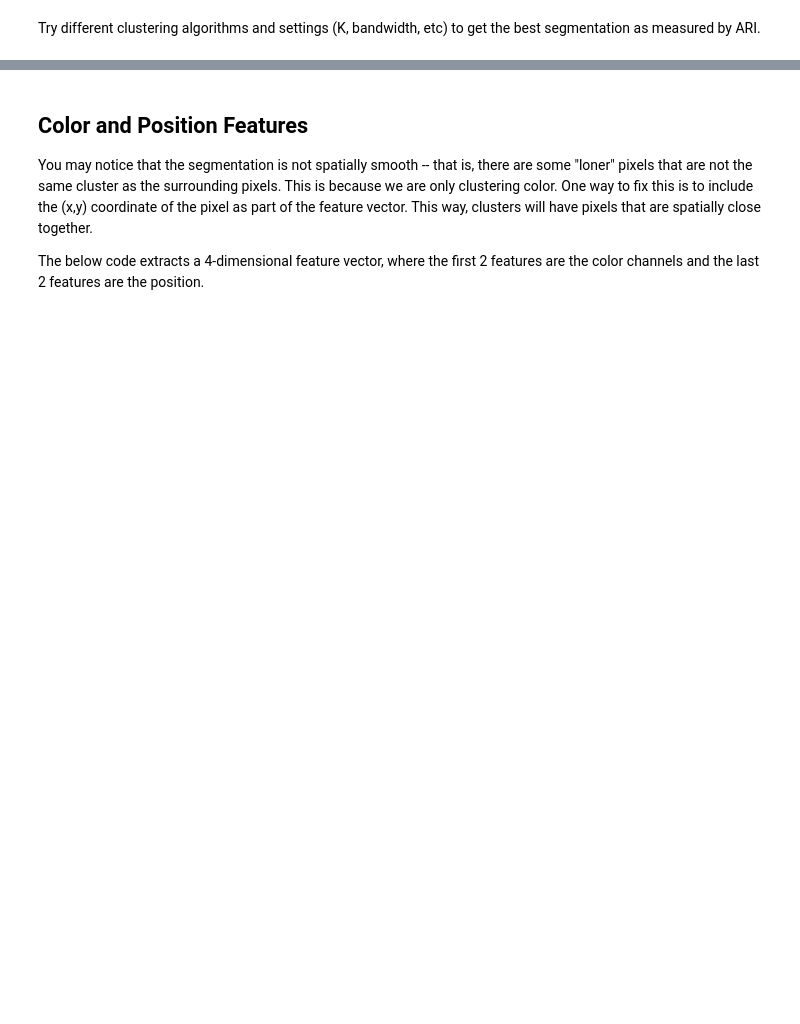
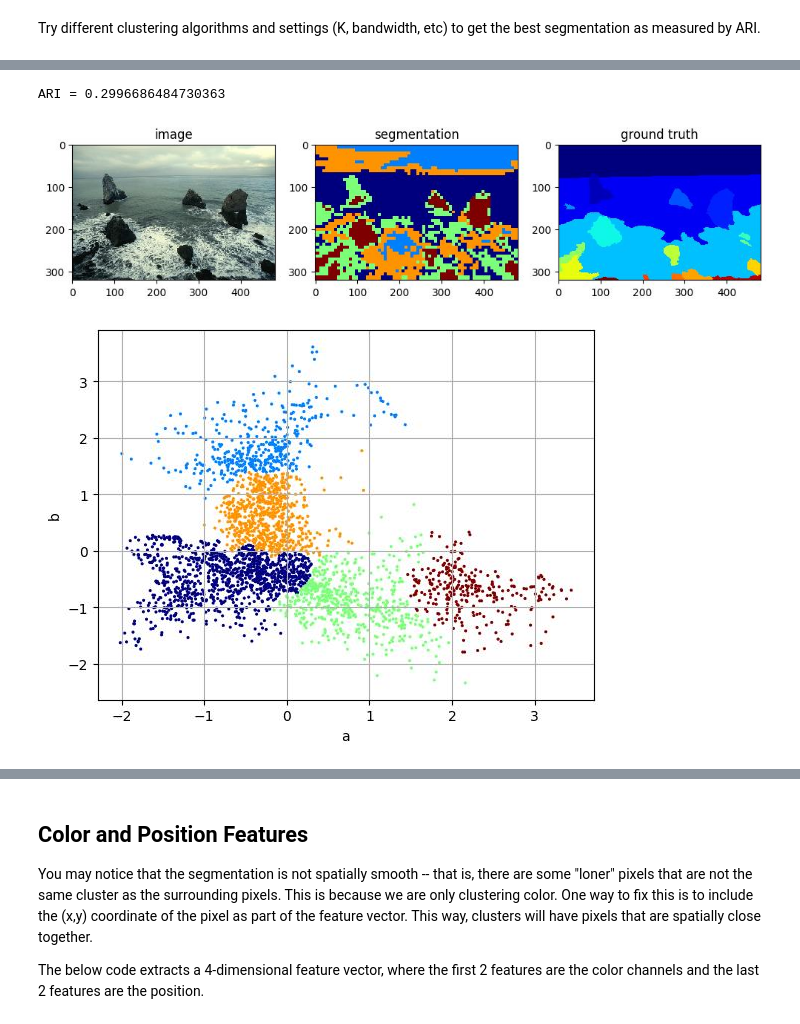
Before and after one commit to zhuohan9036/cs_courses, a Jupyter notebook: cs5489/tutorials/tutorial_8/Tutorial8.ipynb, the cells around one changed output, grey strips where cells are left out. Cells and saved outputs as stored; diff of their text form; code cells hidden in the pictures; blank space fills up the shorter version.

```diff
--- a/cs5489/tutorials/tutorial_8/Tutorial8.ipynb
+++ b/cs5489/tutorials/tutorial_8/Tutorial8.ipynb
@@ -29,10 +29,12 @@ random.seed(100)
 ##  Loading Data and Pre-processing
 Next we need to load the data.  Download `imgdb.zip`, and unzip it in the same directory as this ipynb file.  Then run the following cell to load the image data.
 # %%
+import warnings
+
 filelist = glob.glob('imgdb/jpg/*.jpg')
 gtpath   = 'imgdb/gtruth/'
 if len(filelist) == 0:
-    warn.error("Could not find imgdb directory!  " +
+    raise FileNotFoundError("Could not find imgdb directory!  " +
                "Make sure you put it here: " + os.getcwd() )
 else:
     imgdata = []
@@ -246,3 +255,8 @@ Now use a clustering algorithm to group the data into 5 clusters.
+# %%
+from sklearn.cluster import AgglomerativeClustering
+
+agg = AgglomerativeClustering(n_clusters=5, linkage='ward')
+Y = agg.fit_predict(X)
 # %% [markdown]
 Once you have the cluster labels (Y), use the below code to generate the segmentation image and view it.  You can also view the scatter plot with `showscatter`.
 # %%
@@ -320,0 +530,17 @@ _Which algorithm performs the best?  Why?_
+# %%
+from sklearn.cluster import AgglomerativeClustering
+
+agg = AgglomerativeClustering(n_clusters=5, linkage='ward')
+Y_best = agg.fit_predict(X)
+
+ari_best = metrics.adjusted_rand_score(Ytrue, Y_best)
+print("ARI =", ari_best)
+
+segm_best = labels2seg(Y_best, L)
+
+showsegm(segm_best, img)
+showscatter(X, Y_best)
+# %% [output]
+ARI = 0.2996686484730363
+[figure, added]
+[figure, added]
```
Also changed, not shown: parts of 21 cells of this notebook, 28 other files.
